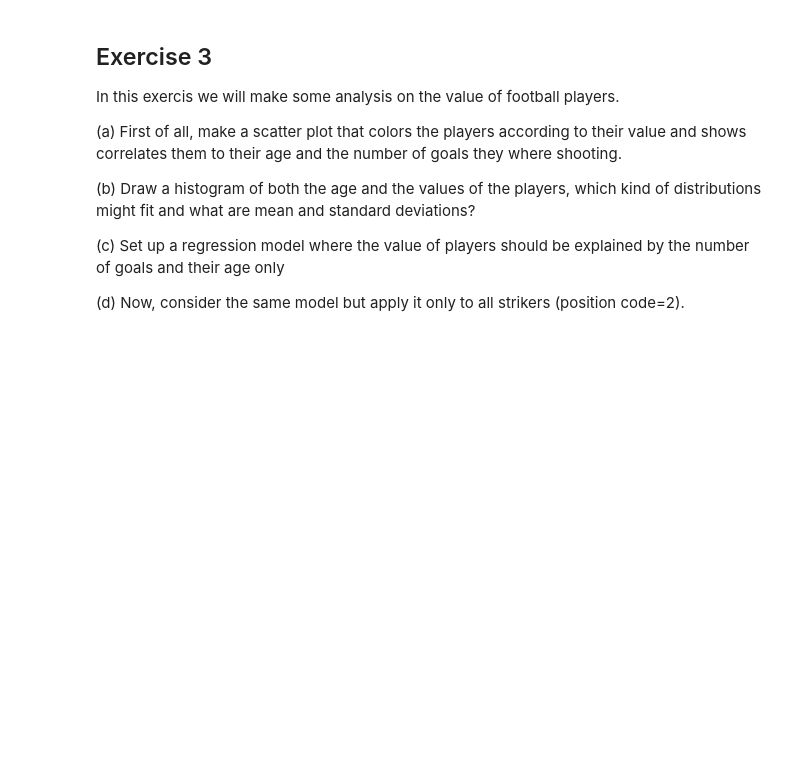
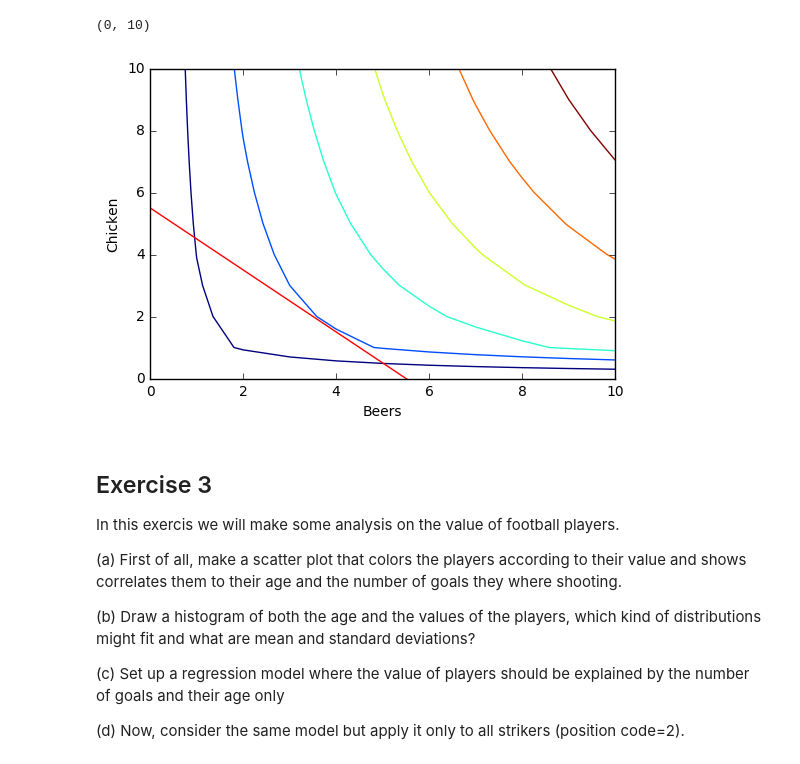
Before and after one commit to Moony2D/Python-Intro-ifo, a Jupyter notebook: PS_Scipy.ipynb, the cells around one changed output. Cells and saved outputs as stored; diff of their text form; code cells hidden in the pictures; blank space fills up the shorter version.

```diff
--- a/PS_Scipy.ipynb
+++ b/PS_Scipy.ipynb
@@ -8,3 +68,27 @@ Some more advanced plotting
+# %%
+N = 11
+## interpolate both production factors over equidistant grid
+C = np.linspace(0, 10, N)
+B = np.linspace(0, 10, N)
+## use meshgrid function
+X, Y = np.meshgrid(C, B)
+U = utility(X,Y,0.7)
+
+## plot contour
+fig, ax = plt.subplots()
+ax.contour(X, Y, U)
+ax.set_xlabel('Beers')
+ax.set_ylabel('Chicken')
+
+#Budget constraint
+def chicken(B):
+    return (5.5-B)
+ax.plot(B,chicken(B),'r')
+ax.set_xlim([0,10])
+ax.set_ylim([0,10])
+# %% [output]
+(0, 10)
+[figure, added]
 # %% [markdown]
 ## Exercise 3
 In this exercis we will make some analysis on the value of football players.
```
Also changed, not shown: parts of 7 cells of this notebook.
